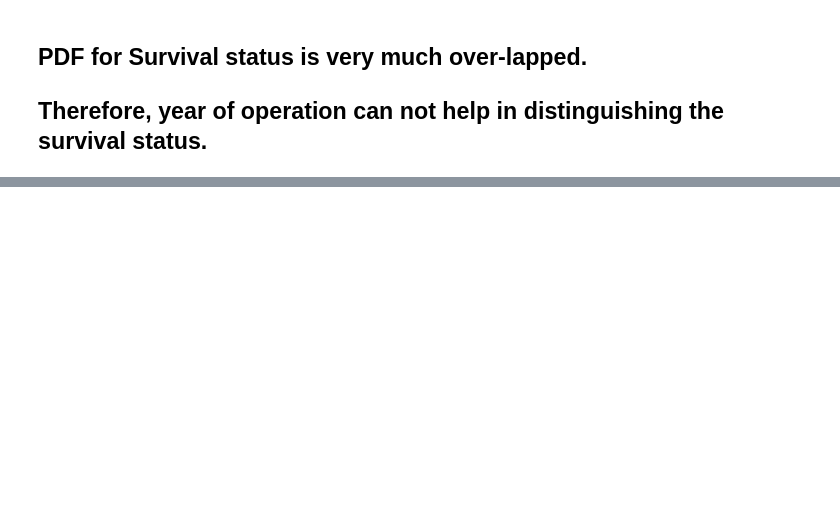
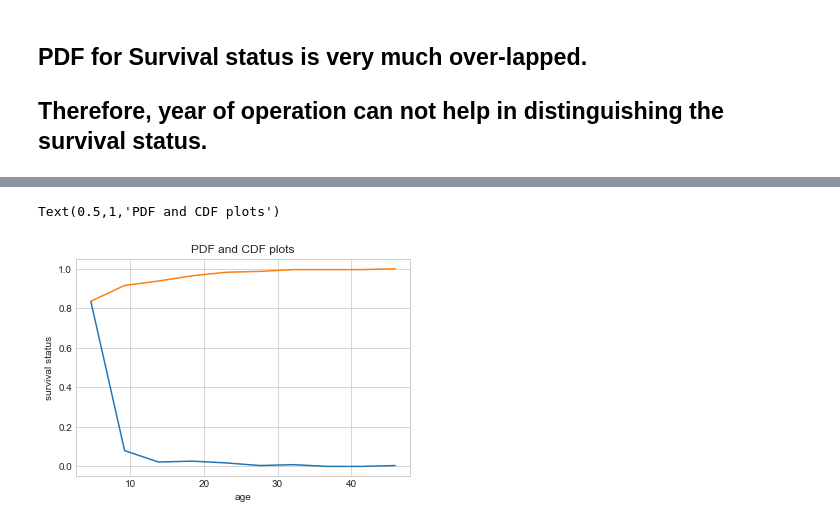
Before and after one commit to aman-sawarn/Haberman_Dataset_Visualization, a Jupyter notebook: EDA Assignment.ipynb, the cells around one changed output, grey strips where cells are left out. Saved outputs shown, nothing was run; the diff lists cells and outputs as text; code cells hidden in the pictures; blank space fills up the shorter version.

Commit message:
PDF and CDF plots
Conclusions from PDF and CDF problems

```diff
--- a/EDA Assignment.ipynb
+++ b/EDA Assignment.ipynb
@@ -191,0 +212,13 @@ plt.title('PDF and CDF plots')
+# %%
+#not_survive
+count, bin_edges=np.histogram(survived['axillary_nodes'], bins=10, density=True)
+pdf=count/sum(count)
+cdf=np.cumsum(pdf)
+plt.plot(bin_edges[1:], pdf)
+plt.plot(bin_edges[1:], cdf)
+plt.xlabel("age")
+plt.ylabel("survival status")
+plt.title('PDF and CDF plots')
+# %% [output]
+Text(0.5,1,'PDF and CDF plots')
+[figure, added]
```
Also changed, not shown: parts of 9 cells of this notebook.
